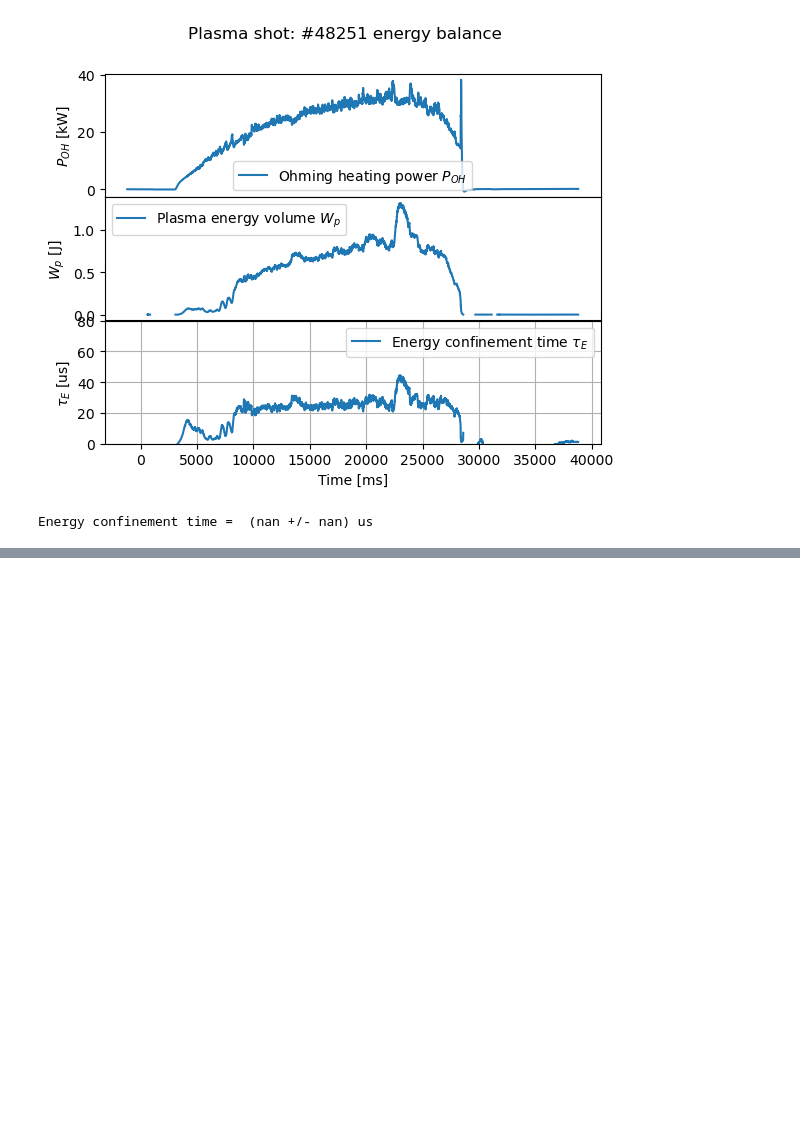
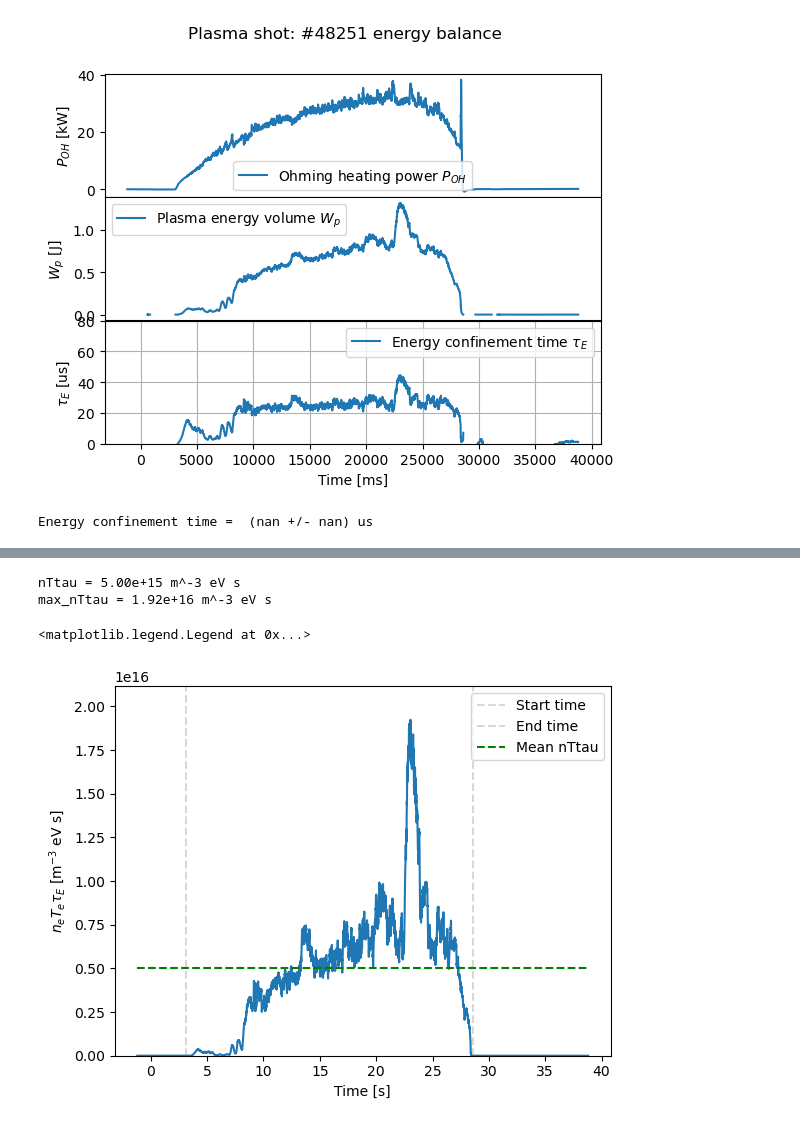
Before and after one commit to VictorV626/GolemGithub, a Jupyter notebook: TauCalculation.ipynb, the cells around one changed output, grey strips where cells are left out. Saved outputs shown, nothing was run; the diff lists cells and outputs as text; code cells hidden in the pictures; blank space fills up the shorter version.

```diff
--- a/TauCalculation.ipynb
+++ b/TauCalculation.ipynb
@@ -183,0 +207,23 @@ Energy confinement time =  (nan +/- nan) us
+# %%
+trimmed_nTtau = np.zeros_like(nTtau)
+trimmed_nTtau[start_idx:end_idx] = nTtau[start_idx:end_idx]
+
+mean_nTtau = trimmed_nTtau[trimmed_nTtau > 0].mean()
+max_nTtau = trimmed_nTtau[trimmed_nTtau > 0].max()
+print("nTtau = %.2e m^-3 eV s"%(mean_nTtau))
+print("max_nTtau = %.2e m^-3 eV s"%(max_nTtau))
+
+fig, ax = plt.subplots()
+ax.plot(time, trimmed_nTtau)
+ax.axvline(t_start, color='gray', alpha = 0.3, linestyle='--', label='Start time')
+ax.axvline(t_end, color='gray', alpha = 0.3, linestyle='--', label='End time')
+ax.set_ylim(0, max_nTtau*1.1)
+ax.set_xlabel('Time [s]')
+ax.set_ylabel(r'$n_e T_e \tau_E$ [m$^{-3}$ eV s]')
+ax.hlines(mean_nTtau, time[0], time[-1], color='g', linestyle='--', label='Mean nTtau')
+ax.legend()
+# %% [output]
+nTtau = 5.00e+15 m^-3 eV s
+max_nTtau = 1.92e+16 m^-3 eV s
+<matplotlib.legend.Legend at 0x...>
+[figure, added]
```
Also changed, not shown: parts of 8 cells of this notebook, 1 other file.
